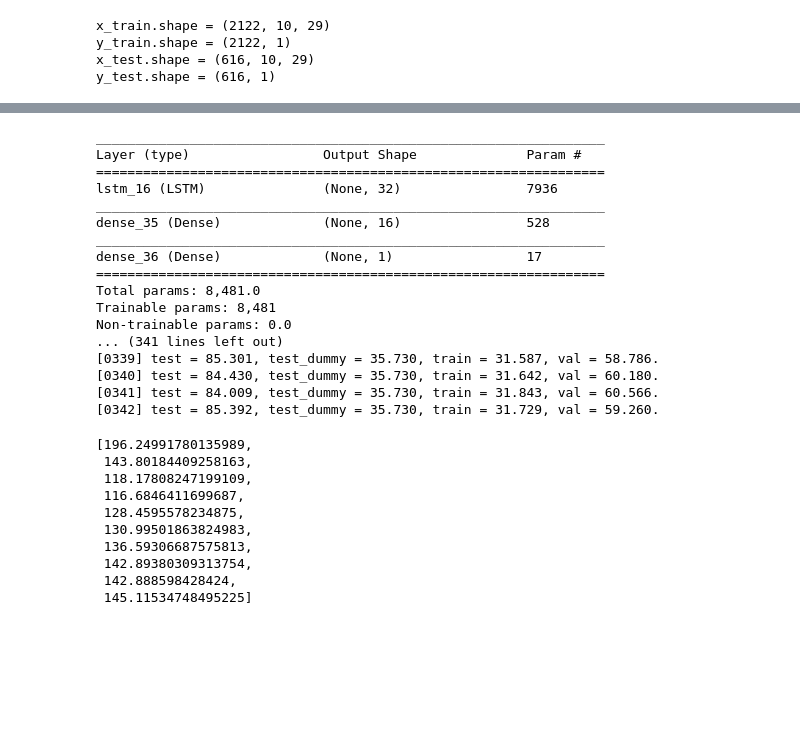
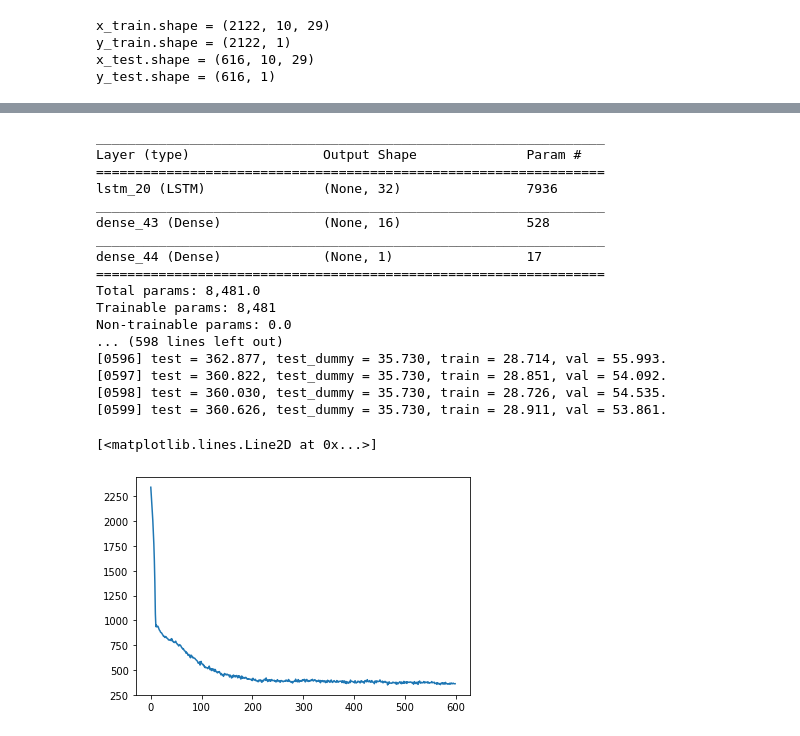
Before and after one commit to jackieli19/stock-volatility-google-trends, a Jupyter notebook: LSTM Train.ipynb, the cells around one changed output, grey strips where cells are left out. Saved outputs shown, nothing was run; the diff lists cells and outputs as text; code cells hidden in the pictures; blank space fills up the shorter version.

```diff
--- a/LSTM Train.ipynb
+++ b/LSTM Train.ipynb
@@ -49,6 +49,6 @@ y_train.shape = (2122, 1)
 x_test.shape = (616, 10, 29)
 y_test.shape = (616, 1)
 # %%
-PREDICTORS = PREDICTORS[:5]
+PREDICTORS = PREDICTORS[:7]
 # %%
 PREDICTORS
@@ -126,7 +134,7 @@ def sigma_loss(y_true, y_pred):
 m.compile(optimizer=Adam(lr=0.0001), loss=sigma_loss)  # mape
 m.summary()
 
-for until_predictor_id in range(4, len(PREDICTORS)):
+for until_predictor_id in range(6, len(PREDICTORS)):
 
     try:
         print('Now we have {}/{} predictors.'.format(until_predictor_id + 1, len(PREDICTORS)))
@@ -160,30 +168,22 @@ for until_predictor_id in range(4, len(PREDICTORS)):
 _________________________________________________________________
 Layer (type)                 Output Shape              Param #
 =================================================================
-lstm_16 (LSTM)               (None, 32)                7936
+lstm_20 (LSTM)               (None, 32)                7936
 _________________________________________________________________
-dense_35 (Dense)             (None, 16)                528
+dense_43 (Dense)             (None, 16)                528
 _________________________________________________________________
-dense_36 (Dense)             (None, 1)                 17
+dense_44 (Dense)             (None, 1)                 17
 =================================================================
 Total params: 8,481.0
 Trainable params: 8,481
 Non-trainable params: 0.0
-... (341 lines left out)
-[0339] test = 85.301, test_dummy = 35.730, train = 31.587, val = 58.786.
-[0340] test = 84.430, test_dummy = 35.730, train = 31.642, val = 60.180.
-[0341] test = 84.009, test_dummy = 35.730, train = 31.843, val = 60.566.
-[0342] test = 85.392, test_dummy = 35.730, train = 31.729, val = 59.260.
+... (598 lines left out)
+[0596] test = 362.877, test_dummy = 35.730, train = 28.714, val = 55.993.
+[0597] test = 360.822, test_dummy = 35.730, train = 28.851, val = 54.092.
+[0598] test = 360.030, test_dummy = 35.730, train = 28.726, val = 54.535.
+[0599] test = 360.626, test_dummy = 35.730, train = 28.911, val = 53.861.
 # %%
-model.history['MAPE']
+plt.plot(model.history['MAPE'])
 # %% [output]
-[196.24991780135989,
- 143.80184409258163,
- 118.17808247199109,
- 116.6846411699687,
- 128.4595578234875,
- 130.99501863824983,
- 136.59306687575813,
- 142.89380309313754,
- 142.888598428424,
- 145.11534748495225]
+[<matplotlib.lines.Line2D at 0x...>]
+[figure, added]
```
Also changed, not shown: parts of 1 cell of this notebook.
